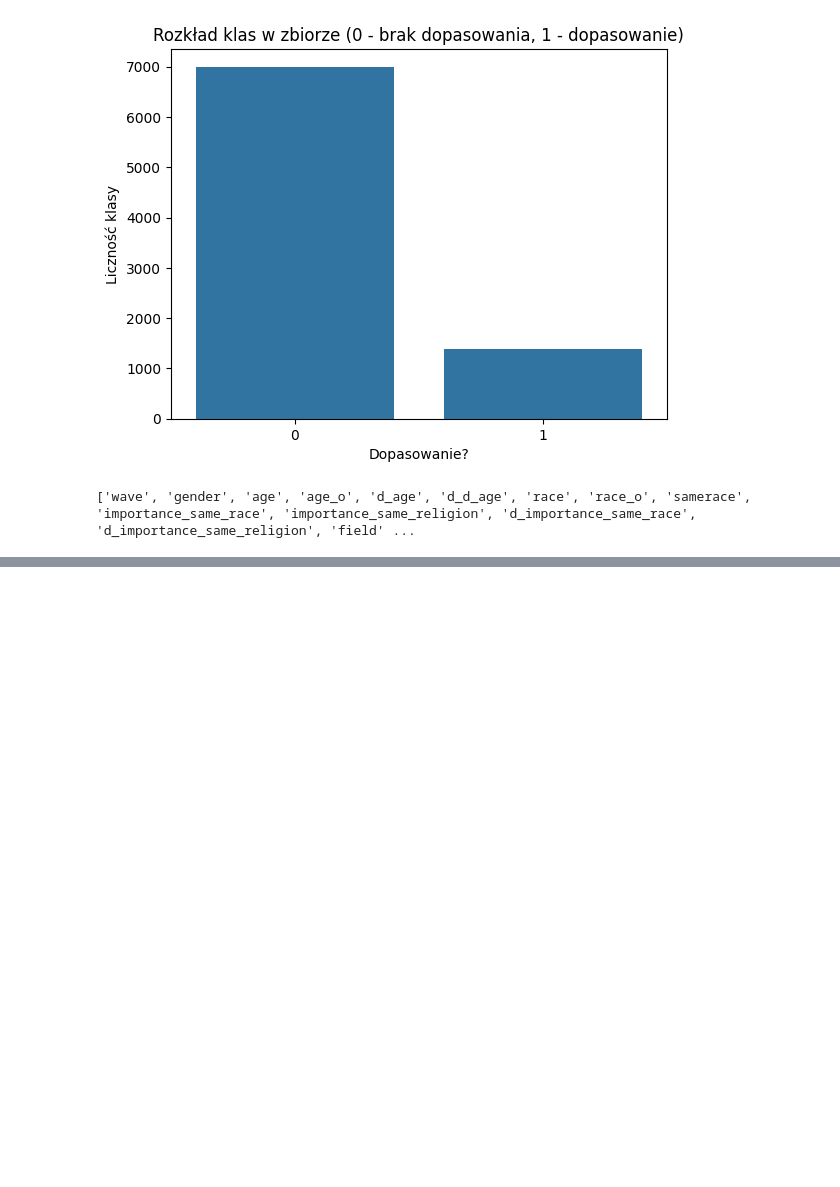
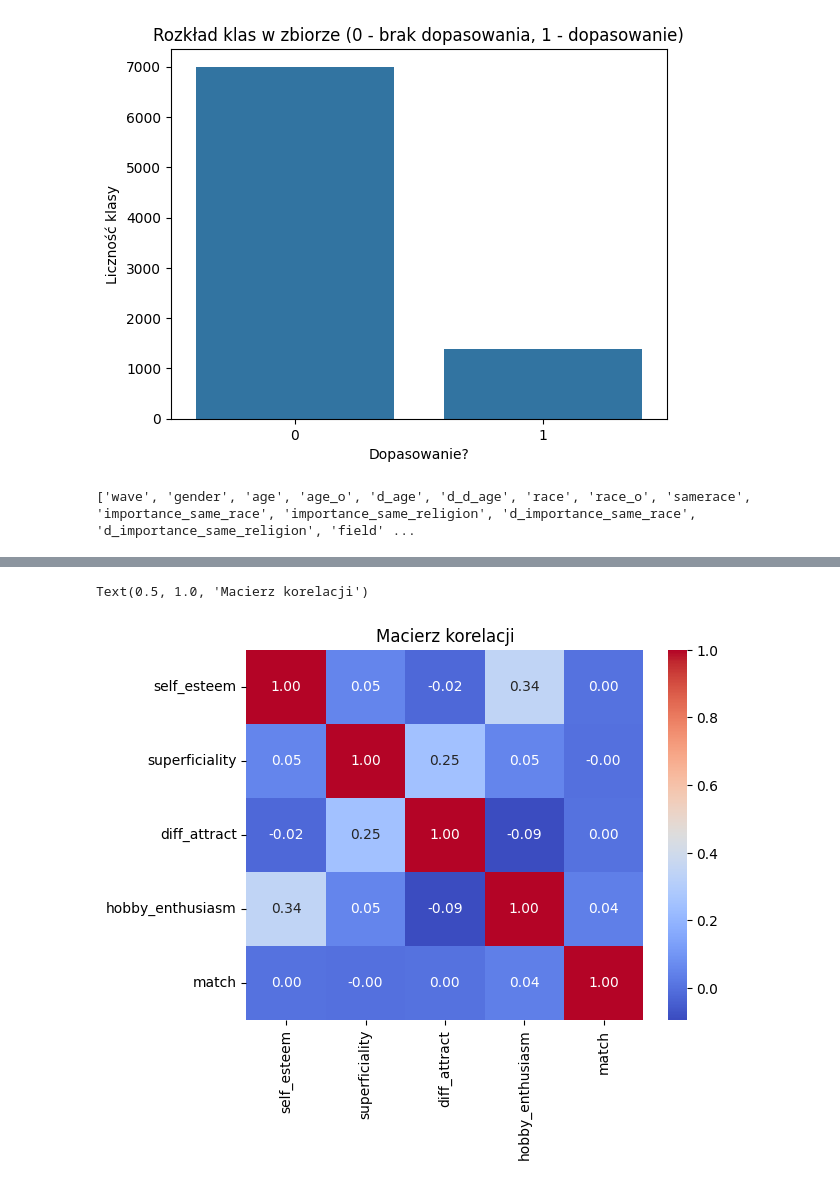
Before and after one commit to Zajecia-na-PWr-LR/lista6-MateuszOlech, a Jupyter notebook: Lista6.ipynb, the cells around one changed output, grey strips where cells are left out. Cells and saved outputs as stored; diff of their text form; code cells hidden in the pictures; blank space fills up the shorter version.

```diff
--- a/Lista6.ipynb
+++ b/Lista6.ipynb
@@ -108,0 +229,32 @@ met                                      375        float64
+# %%
+# NOWE CECHY
+def new_features(df):
+  df_new = df.copy()
+  # 1. wskaźnik samooceny
+  cols_to_self_esteem = ['attractive','sincere','intelligence','funny','ambition']
+  df_new['self_esteem'] = df_new[cols_to_self_esteem].sum(axis=1)
+
+  # 2. powierzchowność
+  df_new['superficiality'] = df_new['attractive_important'] / (df_new['intellicence_important'] + df_new['sincere_important'] + 0.0001)
+
+  # 3. różnica atrakcyjności
+  df_new['diff_attract'] = df_new['attractive_important'] - df_new['attractive']
+
+  # 4. entuzjasta hobby
+  hobby_cols = ['sports', 'tvsports', 'exercise', 'dining',
+       'museums', 'art', 'hiking', 'gaming', 'clubbing', 'reading', 'tv',
+       'theater', 'movies', 'concerts', 'music', 'shopping', 'yoga']
+  df_new['hobby_enthusiasm'] = df_new[hobby_cols].mean(axis=1)
+  return df_new
+
+X_train = new_features(X_train)
+X_test = new_features(X_test)
+df = new_features(df)
+# %%
+cols_to_matrix = ['self_esteem', 'superficiality', 'diff_attract', 'hobby_enthusiasm', 'match']
+corr_matrix = df[cols_to_matrix].corr()
+sns.heatmap(corr_matrix, annot=True, fmt=".2f", cmap="coolwarm")
+plt.title("Macierz korelacji")
+# %% [output]
+Text(0.5, 1.0, 'Macierz korelacji')
+[figure, added]
```
Also changed, not shown: parts of 15 cells of this notebook.
